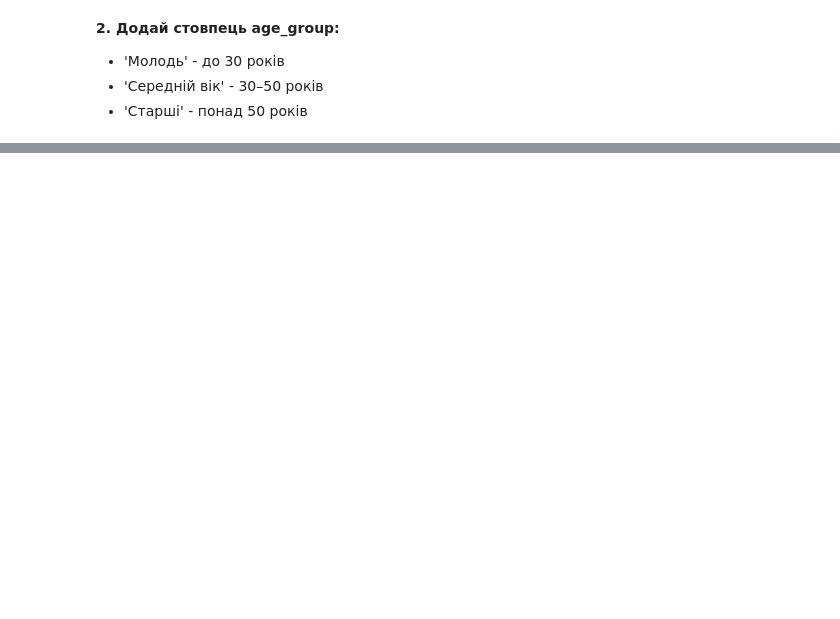
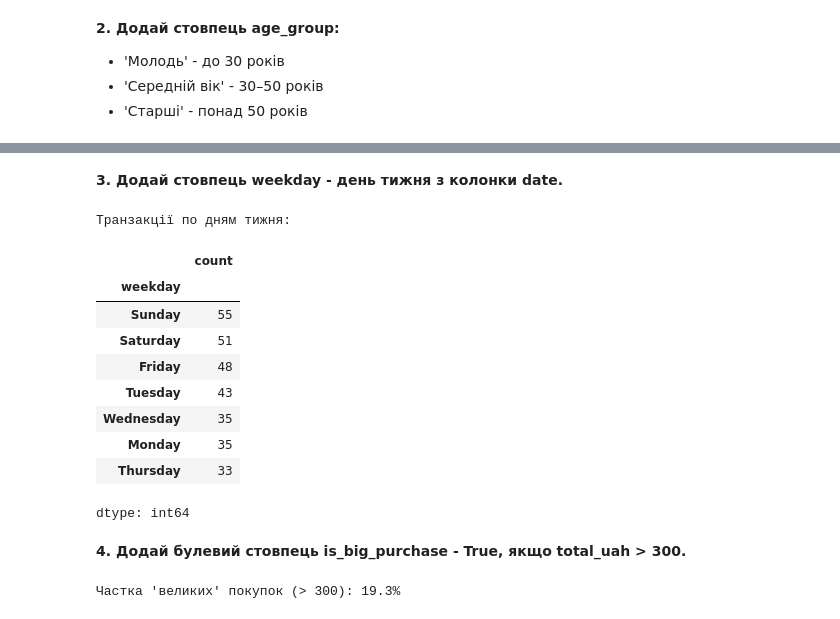
Before and after one commit to AllaYermilko/DTA-2026, a Jupyter notebook: project_store_sales_analysis/store_sales_analysis.ipynb, the cells around one changed output, grey strips where cells are left out. Cells and saved outputs as stored; diff of their text form; code cells hidden in the pictures; blank space fills up the shorter version.

```diff
--- a/project_store_sales_analysis/store_sales_analysis.ipynb
+++ b/project_store_sales_analysis/store_sales_analysis.ipynb
@@ -433,3 +444,13 @@ print(f"Найкращий день: {best_day} березня - {best_revenue:.
 *   'Молодь' - до 30 років
 *   'Середній вік' - 30–50 років
 *   'Старші' - понад 50 років
+# %%
+df['age_group'] = pd.cut(
+    df['customer_age'],
+    bins=[0, 30, 50, 100],
+    labels=['Молодь', 'Середній вік', 'Старші'],
+    right=False
+)
+print("Розподіл по віковим групам: \n")
+# df.head()
+df.age_group.value_counts()
@@ -435,0 +465,26 @@ print(f"Найкращий день: {best_day} березня - {best_revenue:.
+# %% [markdown]
+**3. Додай стовпець weekday - день тижня з колонки date.**
+# %%
+df['weekday'] = df.date.dt.day_name()
+print("Транзакції по дням тижня:\n")
+df.weekday.value_counts()
+# %% [output]
+Транзакції по дням тижня:
+|  | count |
+| weekday |  |
+| Sunday | 55 |
+| Saturday | 51 |
+| Friday | 48 |
+| Tuesday | 43 |
+| Wednesday | 35 |
+| Monday | 35 |
+| Thursday | 33 |
+dtype: int64
+# %% [markdown]
+**4. Додай булевий стовпець is_big_purchase - True, якщо total_uah > 300.**
+# %%
+df['is_big_purchase'] = df.total_uah > 300
+pct = df['is_big_purchase'].mean() * 100
+print(f'Частка \'великих\' покупок (> 300): {pct:.1f}%')
+# %% [output]
+Частка 'великих' покупок (> 300): 19.3%
```
Also changed, not shown: parts of 5 cells of this notebook.
